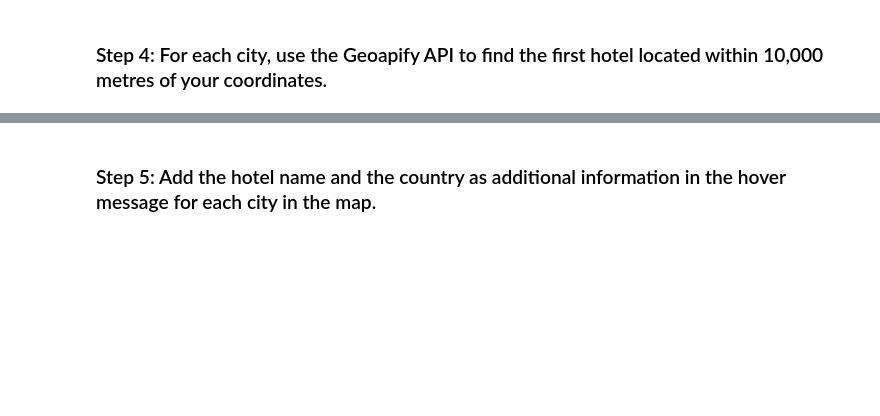
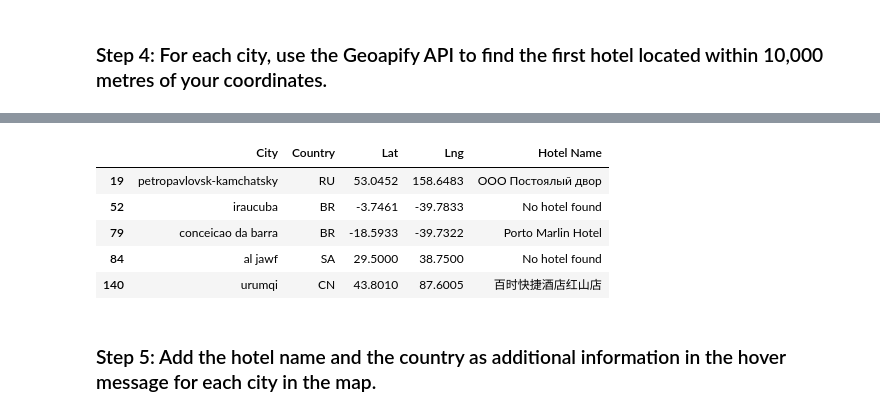
Before and after one commit to elawal/python-api-challenge, a Jupyter notebook: VacationPy.ipynb, the cells around one changed output, grey strips where cells are left out. Drawn from its saved outputs; the diff is of its cells as text; code cells hidden in the pictures; blank space fills up the shorter version.

```diff
--- a/VacationPy.ipynb
+++ b/VacationPy.ipynb
@@ -165,3 +220,12 @@ NameError: name 'geoapify_key' is not defined
+# %%
+hotel_df.head()
+# %% [output]
+|  | City | Country | Lat | Lng | Hotel Name |
+| 19 | petropavlovsk-kamchatsky | RU | 53.0452 | 158.6483 | ООО Постоялый двор |
+| 52 | iraucuba | BR | -3.7461 | -39.7833 | No hotel found |
+| 79 | conceicao da barra | BR | -18.5933 | -39.7322 | Porto Marlin Hotel |
+| 84 | al jawf | SA | 29.5000 | 38.7500 | No hotel found |
+| 140 | urumqi | CN | 43.8010 | 87.6005 | 百时快捷酒店红山店 |
 # %% [markdown]
 ### Step 5: Add the hotel name and the country as additional information in the hover message for each city in the map.
 # %%
```
Also changed, not shown: parts of 8 cells of this notebook.
